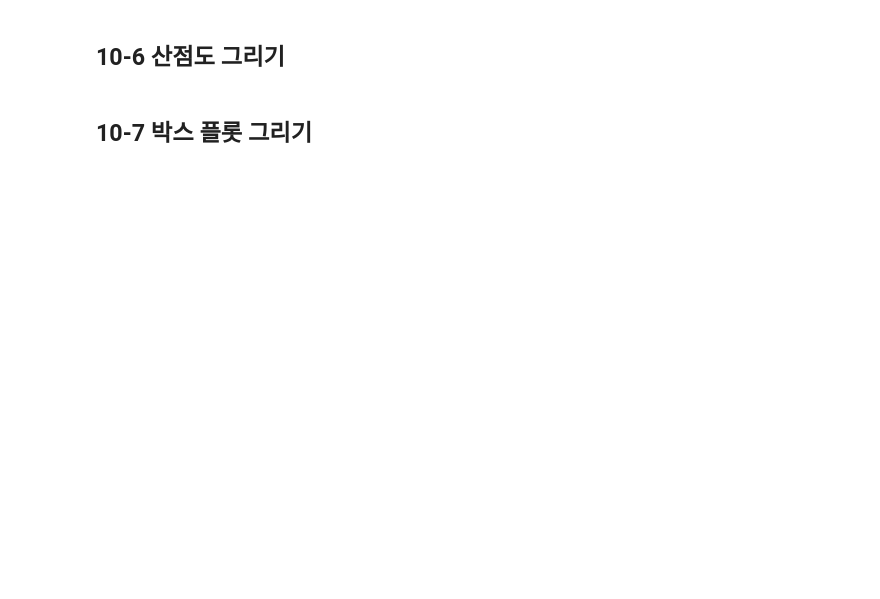
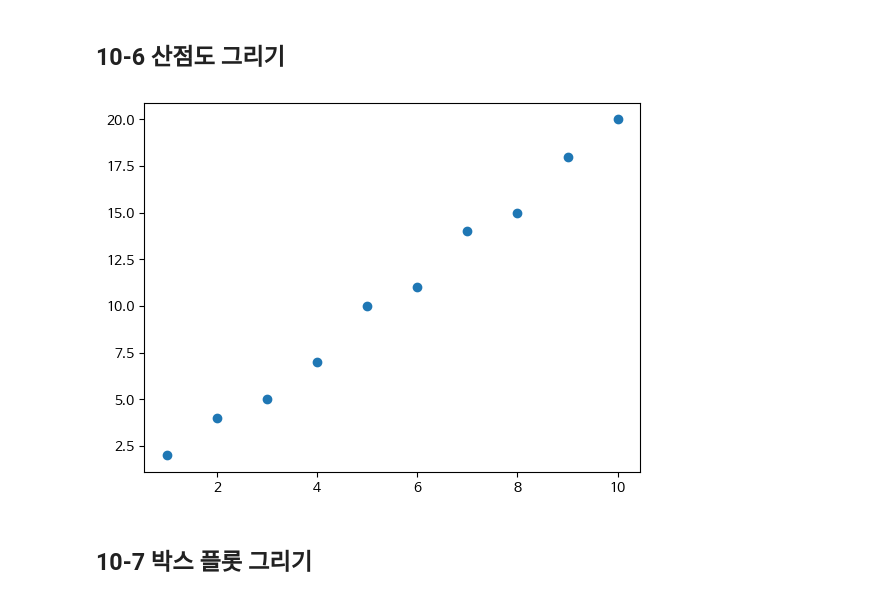
Before and after one commit to Hwon-droid/Data-Analysis-with-Open-Source, a Jupyter notebook: 오픈소스_데이터_분석_10강.ipynb, the cells around one changed output. Cells and saved outputs as stored; diff of their text form; code cells hidden in the pictures; blank space fills up the shorter version.

```diff
--- a/오픈소스_데이터_분석_10강.ipynb
+++ b/오픈소스_데이터_분석_10강.ipynb
@@ -147,13 +154,15 @@ plt.show()
 # %%
 import matplotlib.pyplot as plt
 
 ## 데이터 정의
 x = [1, 2, 3, 4, 5, 6, 7, 8, 9, 10]
 y = [2, 4, 5, 7, 10, 11, 14, 15, 18, 20]
 
 ## 산점도 그리기
-
+plt.scatter(x,y)
 plt.show()
+# %% [output]
+[figure, added]
 # %% [markdown]
 ## 10-7 박스 플롯 그리기
 # %%
```
Also changed, not shown: parts of 11 cells of this notebook.
